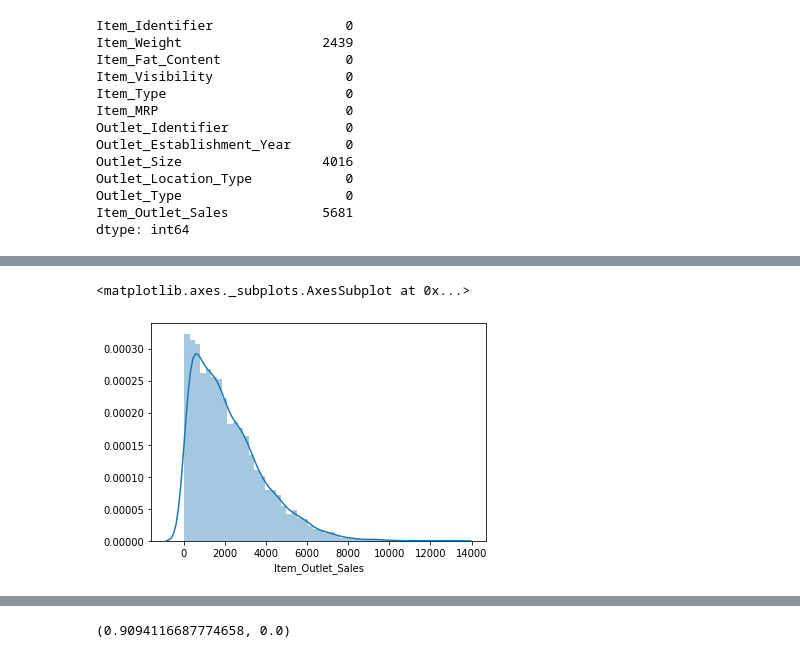
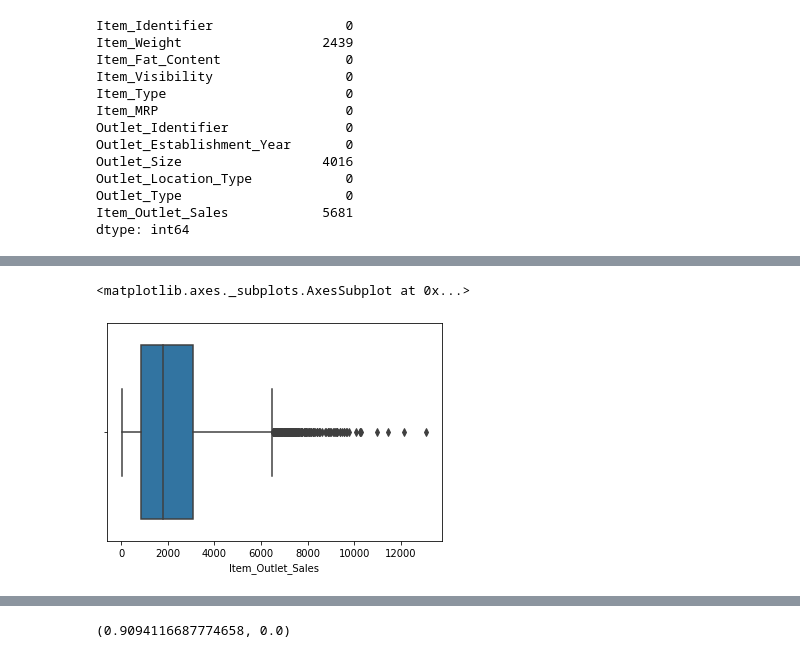
Before and after one commit to sharmanavika07/Big-Mart-Sales-Prediction, a Jupyter notebook: Sales Prediction _ Navika.ipynb, the cells around one changed output, grey strips where cells are left out. Drawn from its saved outputs; the diff is of its cells as text; code cells hidden in the pictures.

```diff
--- a/Sales Prediction _ Navika.ipynb
+++ b/Sales Prediction _ Navika.ipynb
@@ -128,0 +160,2 @@ array(['Low Fat', 'Regular', 'low fat', 'LF', 'reg'], dtype=object)
+# %%
+data['Outlet_Establishment_Year']=data.Outlet_Establishment_Year.astype('object')
@@ -151,5 +209,5 @@ Name: Item_Outlet_Sales, dtype: float64
 # %%
-sns.distplot(train.Item_Outlet_Sales)
+sns.boxplot(data['Item_Outlet_Sales'])
 # %% [output]
 <matplotlib.axes._subplots.AxesSubplot at 0x...>
-[figure, old version]
+[figure, new version]
```
Also changed, not shown: parts of 265 cells of this notebook.
